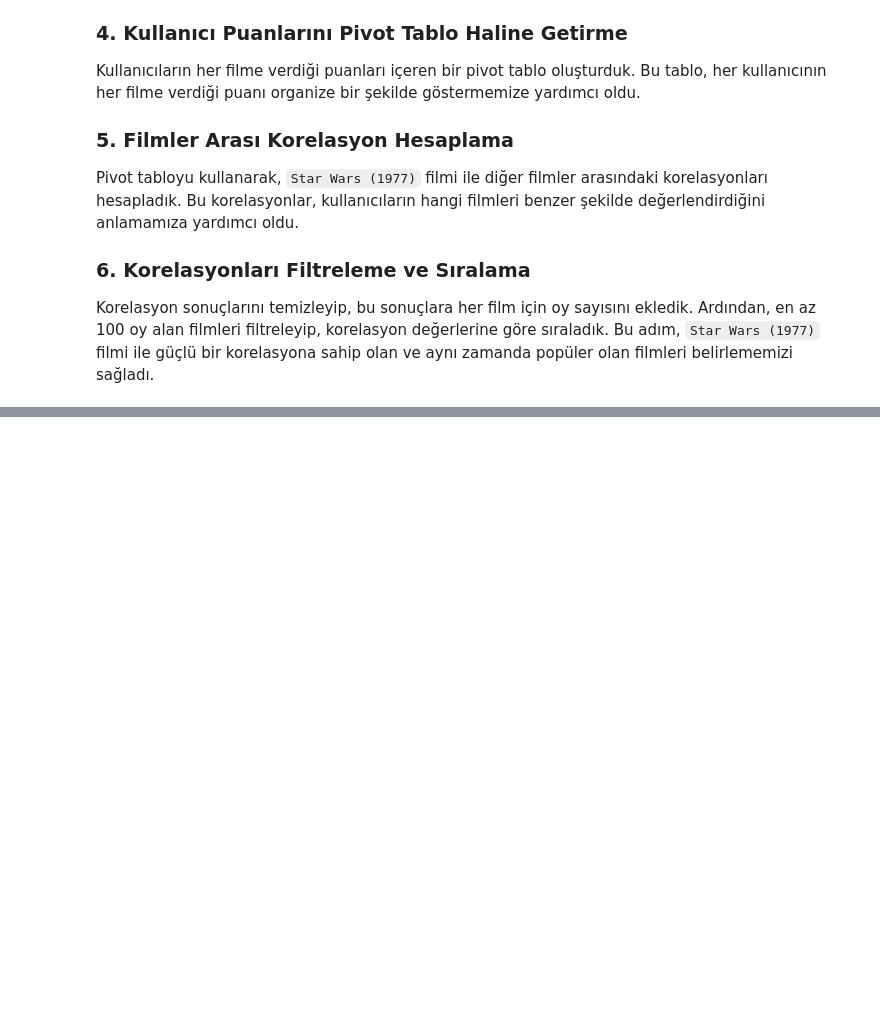
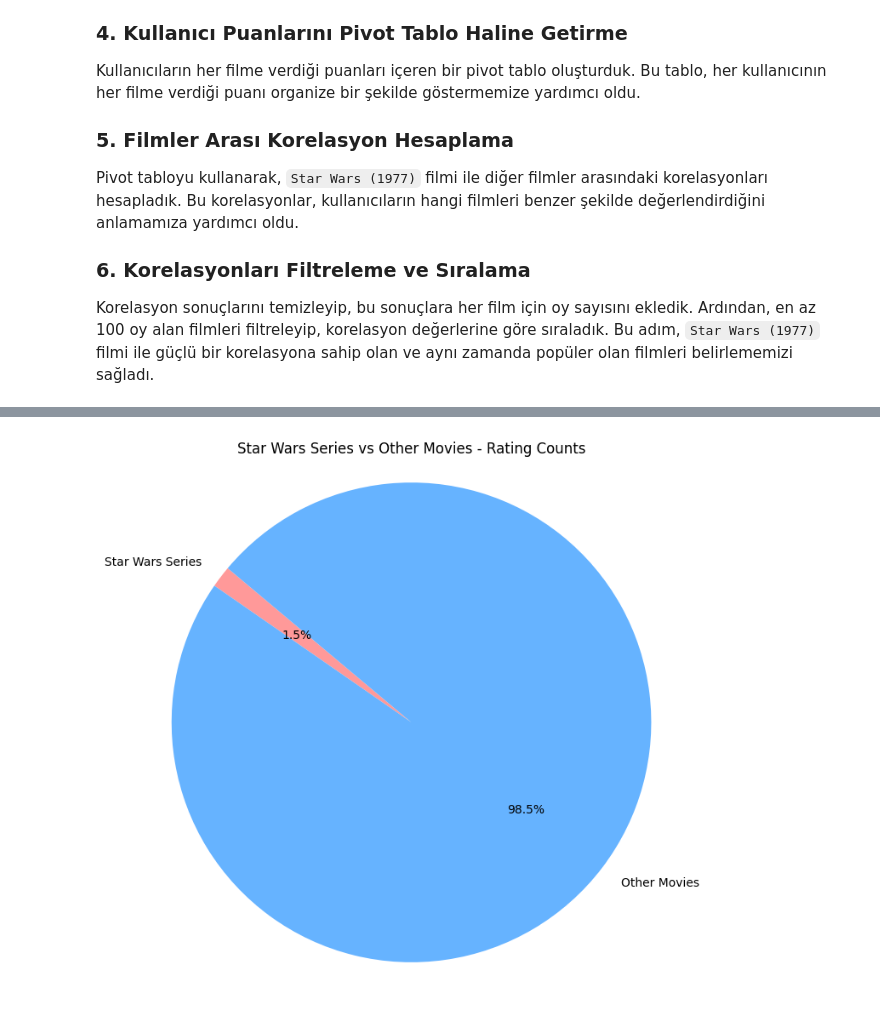
Before and after one commit to haremir/CineMatch, a Jupyter notebook: main.ipynb, the cells around one changed output, grey strips where cells are left out. Cells and saved outputs as stored; diff of their text form; code cells hidden in the pictures; blank space fills up the shorter version.

```diff
--- a/main.ipynb
+++ b/main.ipynb
@@ -315,0 +374,20 @@ Korelasyon sonuçlarını temizleyip, bu sonuçlara her film için oy sayısın
+# %%
+# Star Wars serisinin ilk üç filminin oy oranlarını hesaplayacağız
+# İlk üç filmin toplam oy sayısını hesapla
+star_wars_ratings_count = data[data['title'].isin(star_wars_titles)]['rating'].count()
+
+# Diğer tüm filmlerin toplam oy sayısını hesapla
+other_ratings_count = data[~data['title'].isin(star_wars_titles)]['rating'].count()
+
+# Oranları hesapla
+labels = ['Star Wars Series', 'Other Movies']
+sizes = [star_wars_ratings_count, other_ratings_count]
+
+# Pasta grafiğini oluştur
+plt.figure(figsize=(8, 8))
+plt.pie(sizes, labels=labels, autopct='%1.1f%%', startangle=140, colors=['#ff9999','#66b3ff'])
+plt.title('Star Wars Series vs Other Movies - Rating Counts')
+plt.axis('equal')  # Eşit oranlı pasta grafiği
+plt.show()
+# %% [output]
+[figure, added]
```
Also changed, not shown: parts of 13 cells of this notebook.
